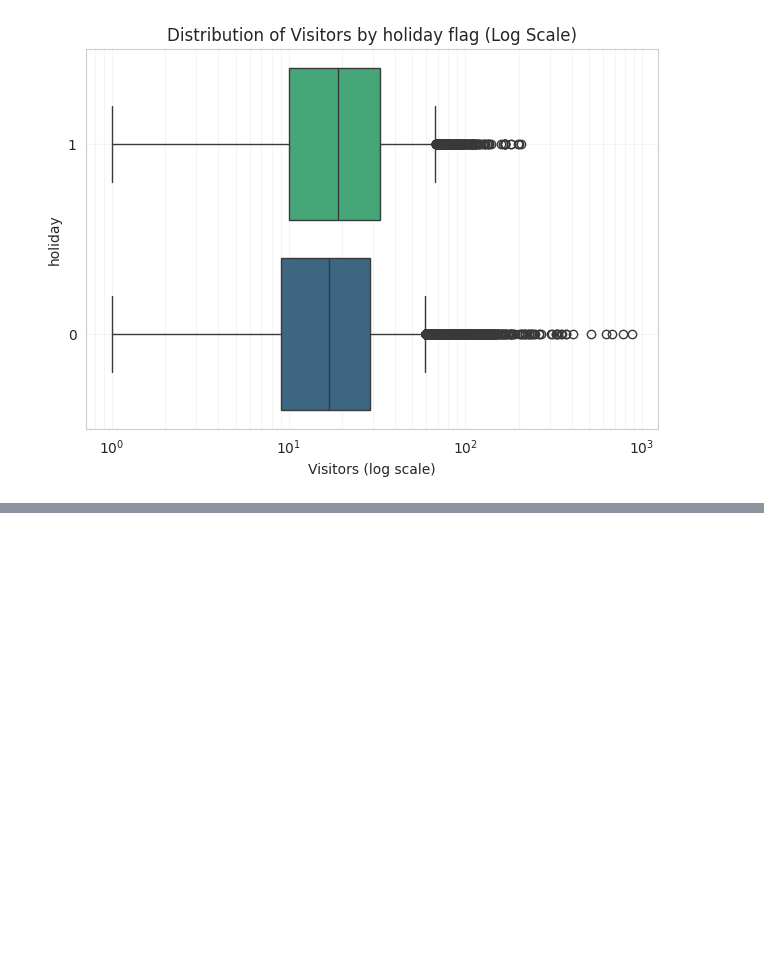
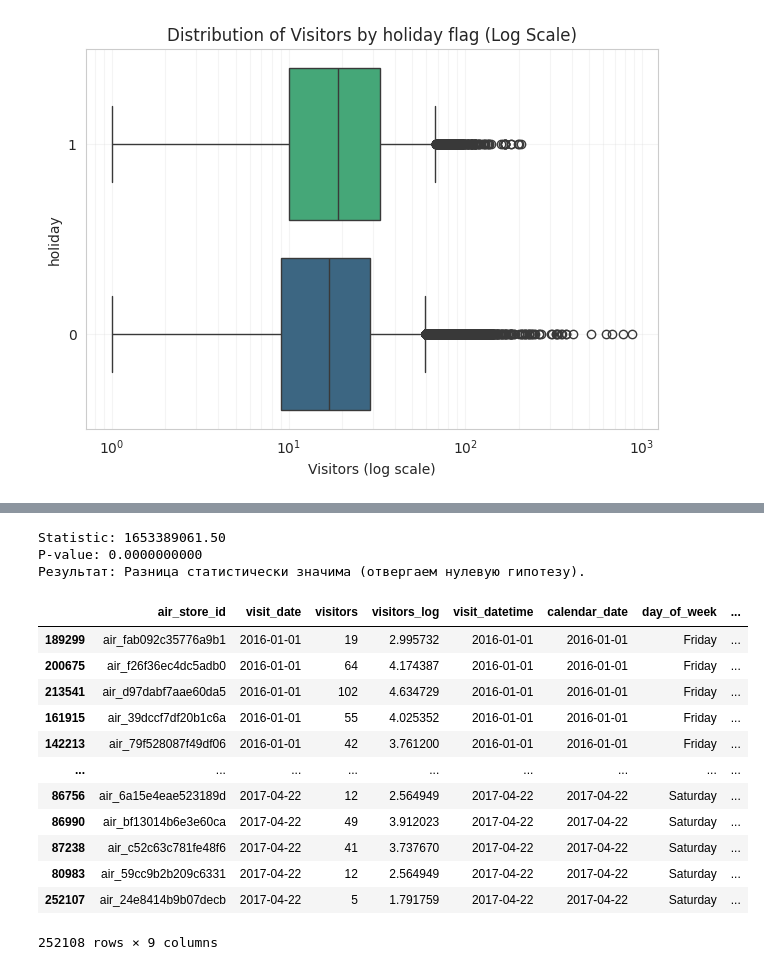
Before and after one commit to alxdrzd/restaurant-visitor-eda, a Jupyter notebook: notebooks/01_eda.ipynb, the cells around one changed output, grey strips where cells are left out. Cells and saved outputs as stored; diff of their text form; code cells hidden in the pictures; blank space fills up the shorter version.

```diff
--- a/notebooks/01_eda.ipynb
+++ b/notebooks/01_eda.ipynb
@@ -269,0 +272,26 @@ plot_visitors_boxplot_air_by_holiday_and_day(df_joined_for_day_of_week_holidays)
+# %%
+from restaurant_visitor_eda.dataset import calculate_holiday_significance
+
+calculate_holiday_significance(df_joined_for_day_of_week_holidays)
+# %% [output]
+Statistic: 1653389061.50
+P-value: 0.0000000000
+Результат: Разница статистически значима (отвергаем нулевую гипотезу).
+# %%
+df_joined_for_day_of_week_holidays.sort_values(by='date', ascending=True, inplace=True)
+# %%
+df_joined_for_day_of_week_holidays
+# %% [output]
+|  | air_store_id | visit_date | visitors | visitors_log | visit_datetime | calendar_date | day_of_week | ... |
+| 189299 | air_fab092c35776a9b1 | 2016-01-01 | 19 | 2.995732 | 2016-01-01 | 2016-01-01 | Friday | ... |
+| 200675 | air_f26f36ec4dc5adb0 | 2016-01-01 | 64 | 4.174387 | 2016-01-01 | 2016-01-01 | Friday | ... |
+| 213541 | air_d97dabf7aae60da5 | 2016-01-01 | 102 | 4.634729 | 2016-01-01 | 2016-01-01 | Friday | ... |
+| 161915 | air_39dccf7df20b1c6a | 2016-01-01 | 55 | 4.025352 | 2016-01-01 | 2016-01-01 | Friday | ... |
+| 142213 | air_79f528087f49df06 | 2016-01-01 | 42 | 3.761200 | 2016-01-01 | 2016-01-01 | Friday | ... |
+| ... | ... | ... | ... | ... | ... | ... | ... | ... |
+| 86756 | air_6a15e4eae523189d | 2017-04-22 | 12 | 2.564949 | 2017-04-22 | 2017-04-22 | Saturday | ... |
+| 86990 | air_bf13014b6e3e60ca | 2017-04-22 | 49 | 3.912023 | 2017-04-22 | 2017-04-22 | Saturday | ... |
+| 87238 | air_c52c63c781fe48f6 | 2017-04-22 | 41 | 3.737670 | 2017-04-22 | 2017-04-22 | Saturday | ... |
+| 80983 | air_59cc9b2b209c6331 | 2017-04-22 | 12 | 2.564949 | 2017-04-22 | 2017-04-22 | Saturday | ... |
+| 252107 | air_24e8414b9b07decb | 2017-04-22 | 5 | 1.791759 | 2017-04-22 | 2017-04-22 | Saturday | ... |
+252108 rows × 9 columns
```
Also changed, not shown: parts of 6 cells of this notebook, 2 other files.
